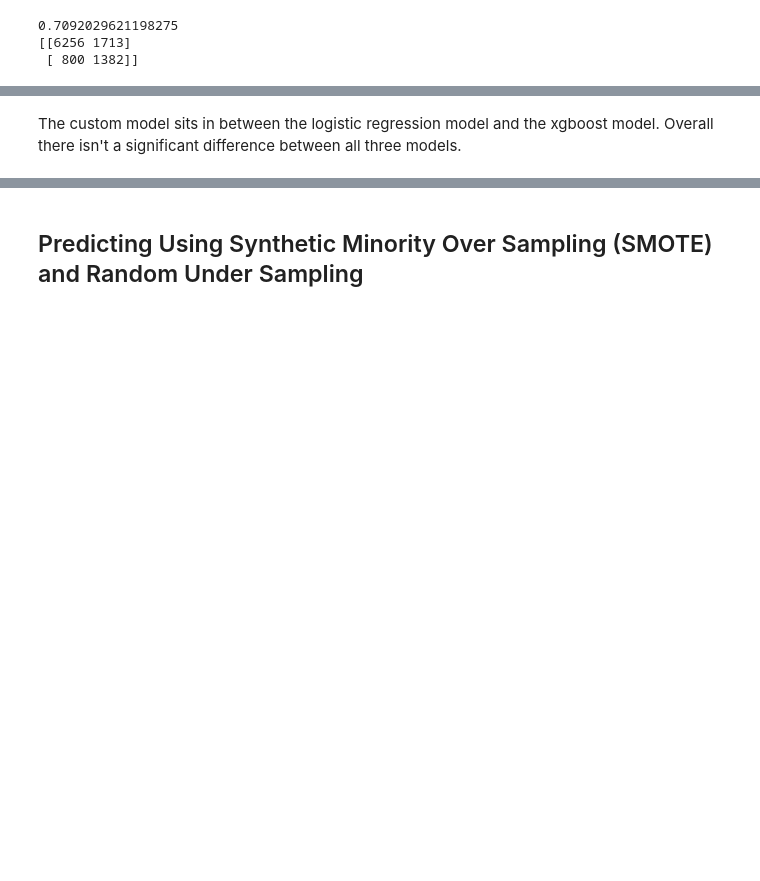
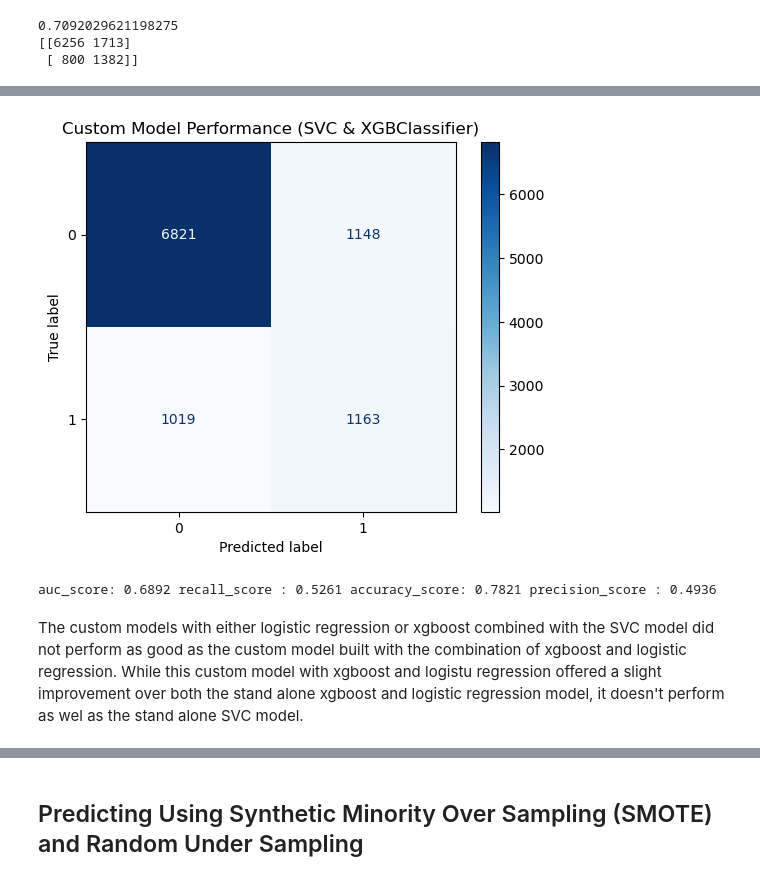
Before and after one commit to yickysan/Predicting-School-Bullying, a Jupyter notebook: notebook/model_training.ipynb, the cells around one changed output, grey strips where cells are left out. Drawn from its saved outputs; the diff is of its cells as text; code cells hidden in the pictures; blank space fills up the shorter version.

```diff
--- a/notebook/model_training.ipynb
+++ b/notebook/model_training.ipynb
@@ -430,2 +490,18 @@ auc_score: 0.7130
+# %%
+xgb_svm_plot = ConfusionMatrixDisplay(confusion_matrix(y_test, preds_1))
+xgb_svm_plot.plot(cmap=plt.cm.Blues)
+xgb_svm_plot.ax_.set_title("Custom Model Performance (SVC & XGBClassifier)")
+plt.show()
+
+print(
+    "auc_score: %.4f" % roc_auc_score(y_test, preds_2),
+    "recall_score : %.4f" %recall_score(y_test, preds_2),
+    "accuracy_score: %.4f" % accuracy_score(y_test, preds_2),
+    "precision_score : %.4f" %precision_score(y_test, preds_2)
+
+)
+# %% [output]
+[figure, added]
+auc_score: 0.6892 recall_score : 0.5261 accuracy_score: 0.7821 precision_score : 0.4936
 # %% [markdown]
-The custom  model sits in between the logistic regression model and the xgboost model. Overall there isn't a significant difference between all three models.
+The custom models with either logistic regression or xgboost combined with the SVC model did not perform as good as the custom model built with the combination of xgboost and logistic regression. While this custom model with xgboost and logistu regression offered a slight improvement over both the stand alone xgboost and logistic regression model, it doesn't perform as wel as the stand alone SVC model.
```
Also changed, not shown: parts of 46 cells of this notebook, 5 other files.
